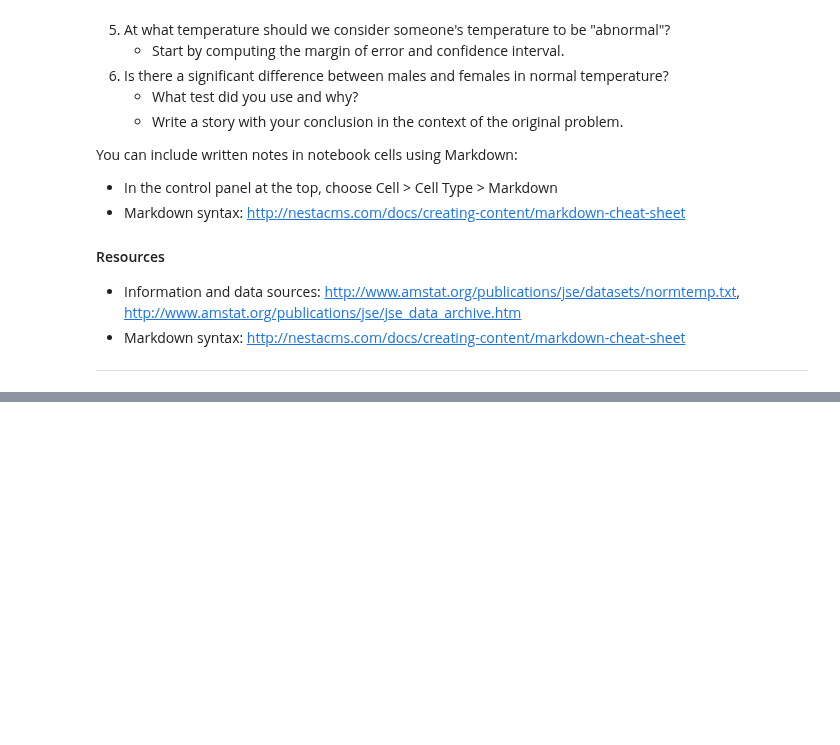
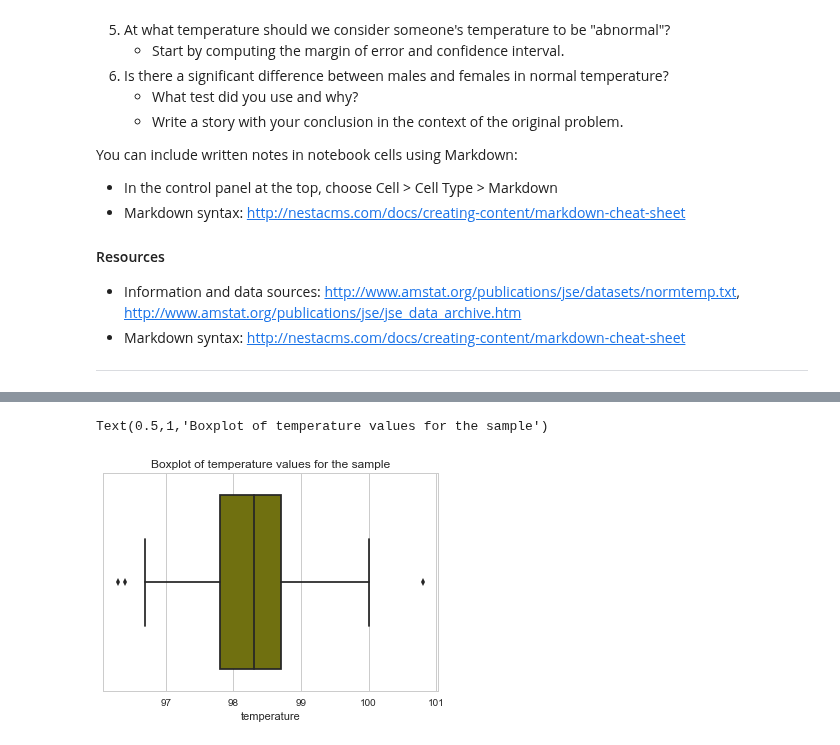
Before and after one commit to aparnack/data_science, a Jupyter notebook: exercises/human_temp/sliderule_dsi_inferential_statistics_exercise_1.ipynb, the cells around one changed output, grey strips where cells are left out. Saved outputs shown, nothing was run; the diff lists cells and outputs as text; code cells hidden in the pictures; blank space fills up the shorter version.

```diff
--- a/exercises/human_temp/sliderule_dsi_inferential_statistics_exercise_1.ipynb
+++ b/exercises/human_temp/sliderule_dsi_inferential_statistics_exercise_1.ipynb
@@ -455,0 +76,6 @@ Stated in another way, In 99% of the randomly taken samples with 65 each from ma
+# %%
+sns.boxplot(df['temperature'],color='olive')
+plt.title('Boxplot of temperature values for the sample')
+# %% [output]
+Text(0.5,1,'Boxplot of temperature values for the sample')
+[figure, added]
```
Also changed, not shown: parts of 74 cells of this notebook.
